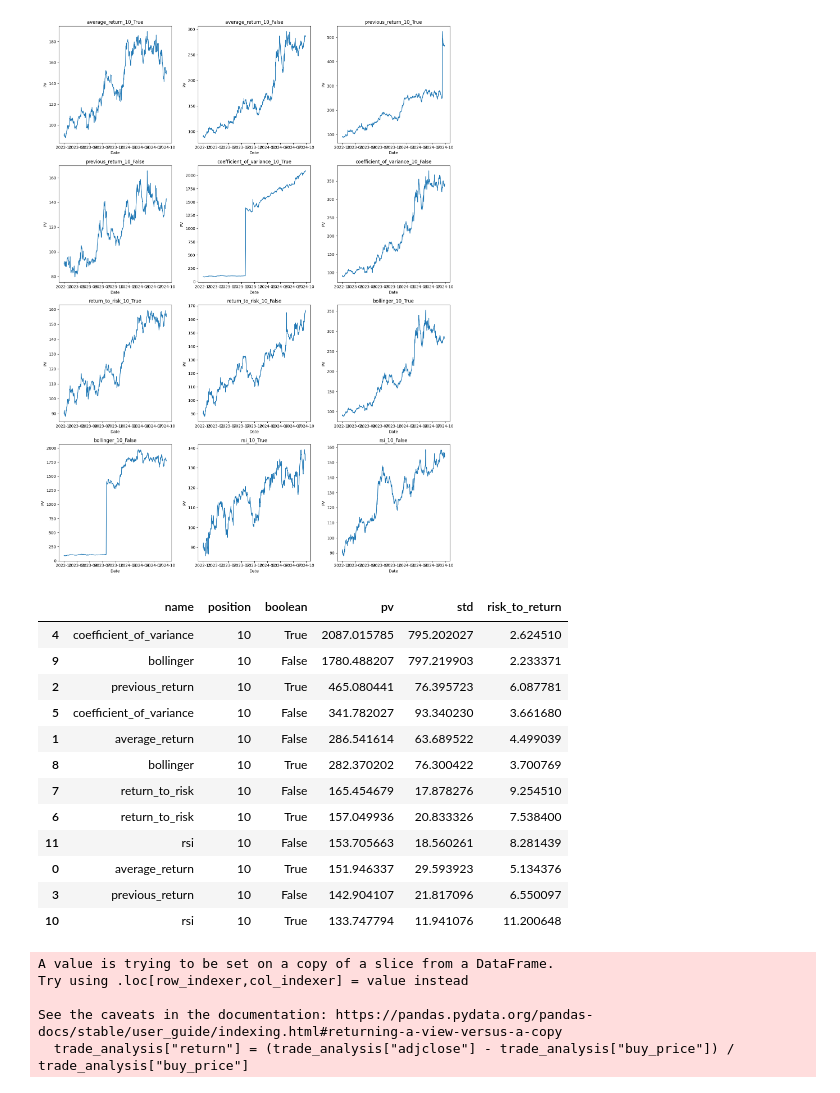
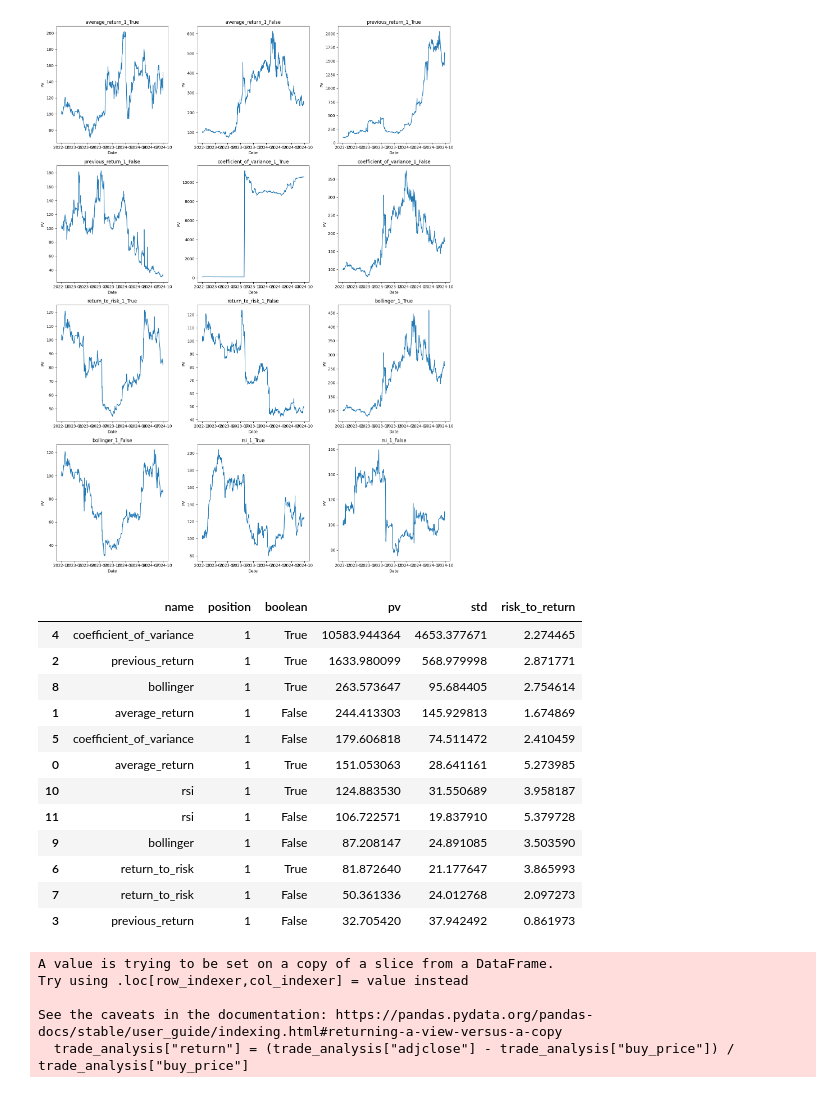
Before and after one commit to chung-ejy/sapling, a Jupyter notebook: trade_analysis.ipynb, the cells around one changed output. Saved outputs shown, nothing was run; the diff lists cells and outputs as text; code cells hidden in the pictures.

```diff
--- a/trade_analysis.ipynb
+++ b/trade_analysis.ipynb
@@ -16,7 +16,7 @@ trades["pv"] = trades["adjclose"] * trades["quantity"]
 
 # Get unique values
 names = trades["name"].unique()
-positions = [10]
+positions = [1]
 booleans = [True, False]
 
 # Calculate the number of plots
@@ -39,50 +39,50 @@ for name in names:
                                   (portfolio["positions"] == position) &
                                   (portfolio["boolean"] == boolean)]
             if position == 1:
                 portfolio["pv"] = portfolio[0]
             else:
                 portfolio["pv"] = [sum([row[1][i] for i in range(trades["position"].max())])
                                    for row in portfolio.iterrows()]
             stuff = {}
             stuff["name"] = name
             stuff["position"] = position
             stuff["boolean"] = boolean
             stuff["pv"] = portfolio["pv"].iloc[-1].item()
             stuff["std"] = portfolio["pv"].std()
             analysis.append(stuff)
             # Plotting
             ax = axes[plot_index]
             ax.plot(portfolio["date"].values, portfolio["pv"].values)
             ax.set_title(f"{name}_{position}_{boolean}")
             ax.set_xlabel('Date')
             ax.set_ylabel('PV')
 
             plot_index += 1
 
 # Hide any unused axes
 for i in range(plot_index, len(axes)):
     axes[i].axis('off')
 
 plt.tight_layout()
 plt.show()
 # %% [output]
-[figure, old version]
+[figure, new version]
 # %%
 a = pd.DataFrame(analysis)
 a["risk_to_return"] = a["pv"] / a["std"]
 a.sort_values("pv",ascending=False)
 # %% [output]
 |  | name | position | boolean | pv | std | risk_to_return |
-| 4 | coefficient_of_variance | 10 | True | 2087.015785 | 795.202027 | 2.624510 |
-| 9 | bollinger | 10 | False | 1780.488207 | 797.219903 | 2.233371 |
-| 2 | previous_return | 10 | True | 465.080441 | 76.395723 | 6.087781 |
-| 5 | coefficient_of_variance | 10 | False | 341.782027 | 93.340230 | 3.661680 |
-| 1 | average_return | 10 | False | 286.541614 | 63.689522 | 4.499039 |
-| 8 | bollinger | 10 | True | 282.370202 | 76.300422 | 3.700769 |
-| 7 | return_to_risk | 10 | False | 165.454679 | 17.878276 | 9.254510 |
-| 6 | return_to_risk | 10 | True | 157.049936 | 20.833326 | 7.538400 |
-| 11 | rsi | 10 | False | 153.705663 | 18.560261 | 8.281439 |
-| 0 | average_return | 10 | True | 151.946337 | 29.593923 | 5.134376 |
-| 3 | previous_return | 10 | False | 142.904107 | 21.817096 | 6.550097 |
-| 10 | rsi | 10 | True | 133.747794 | 11.941076 | 11.200648 |
+| 4 | coefficient_of_variance | 1 | True | 10583.944364 | 4653.377671 | 2.274465 |
+| 2 | previous_return | 1 | True | 1633.980099 | 568.979998 | 2.871771 |
+| 8 | bollinger | 1 | True | 263.573647 | 95.684405 | 2.754614 |
+| 1 | average_return | 1 | False | 244.413303 | 145.929813 | 1.674869 |
+| 5 | coefficient_of_variance | 1 | False | 179.606818 | 74.511472 | 2.410459 |
+| 0 | average_return | 1 | True | 151.053063 | 28.641161 | 5.273985 |
+| 10 | rsi | 1 | True | 124.883530 | 31.550689 | 3.958187 |
+| 11 | rsi | 1 | False | 106.722571 | 19.837910 | 5.379728 |
+| 9 | bollinger | 1 | False | 87.208147 | 24.891085 | 3.503590 |
+| 6 | return_to_risk | 1 | True | 81.872640 | 21.177647 | 3.865993 |
+| 7 | return_to_risk | 1 | False | 50.361336 | 24.012768 | 2.097273 |
+| 3 | previous_return | 1 | False | 32.705420 | 37.942492 | 0.861973 |
 # %%
```
Also changed, not shown: parts of 2 cells of this notebook, 2 other files.
